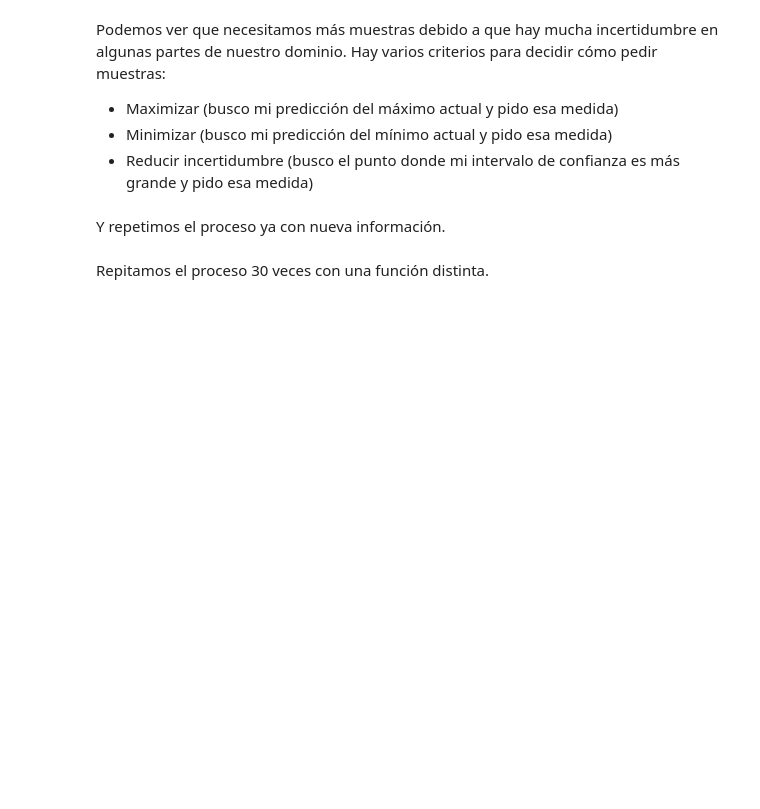
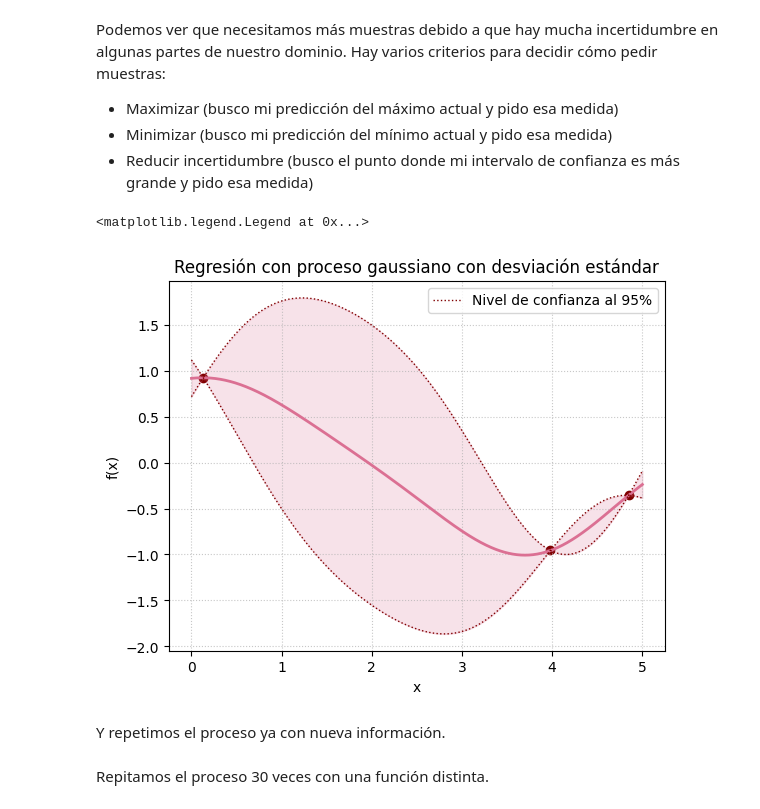
Before and after one commit to AnaSofiaHinojosa/LabAprEst, a Jupyter notebook: Optimización Bayesiana.ipynb, the cells around one changed output. Cells and saved outputs as stored; diff of their text form; code cells hidden in the pictures; blank space fills up the shorter version.

```diff
--- a/Optimización Bayesiana.ipynb
+++ b/Optimización Bayesiana.ipynb
@@ -103,6 +127,24 @@ Podemos ver que necesitamos más muestras debido a que hay mucha incertidumbre e
 - Maximizar (busco mi predicción del máximo actual y pido esa medida)
 - Minimizar (busco mi predicción del mínimo actual y pido esa medida)
 - Reducir incertidumbre (busco el punto donde mi intervalo de confianza es más grande y pido esa medida)
+# %%
+y_pred, std = gp.predict(x, return_std=True)
+nc = 1.96
+y_upper = y_pred + nc * std
+y_lower = y_pred - nc * std
+plt.plot(x, pred, c="palevioletred", lw=2)
+plt.scatter(X, f(X), c="maroon")
+plt.grid(linestyle=":", alpha=0.7)
+plt.plot(x, y_upper, ls=":", lw=1, color="maroon", label="Nivel de confianza al 95%")
+plt.plot(x, y_lower, ls=":", lw=1, color="maroon")
+plt.fill_between(x.ravel(), y_lower, y_upper, alpha=0.2, color="palevioletred")
+plt.title("Regresión con proceso gaussiano con desviación estándar")
+plt.xlabel("x")
+plt.ylabel("f(x)")
+plt.legend()
+# %% [output]
+<matplotlib.legend.Legend at 0x...>
+[figure, added]
 # %% [markdown]
 Y repetimos el proceso ya con nueva información.
 # %% [markdown]
```
Also changed, not shown: parts of 6 cells of this notebook.
